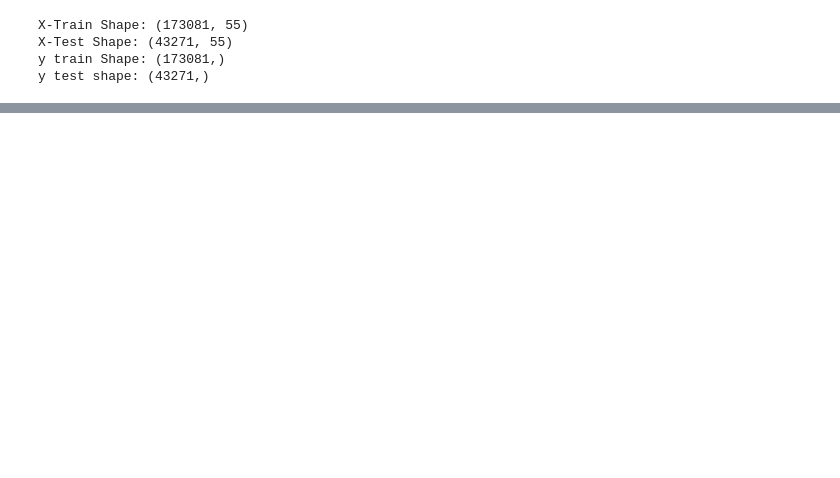
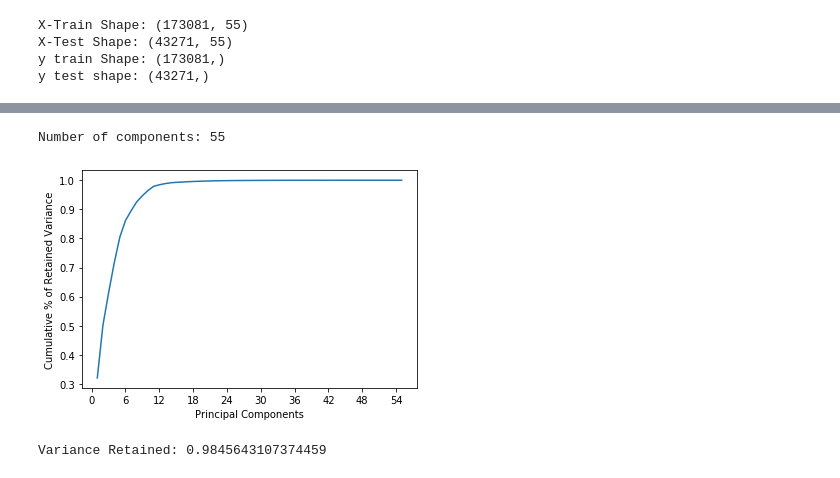
Before and after one commit to bethanie13/CSC-5220-Final-Project, a Jupyter notebook: Boy.ipynb, the cells around one changed output, grey strips where cells are left out. Cells and saved outputs as stored; diff of their text form; code cells hidden in the pictures; blank space fills up the shorter version.

```diff
--- a/Boy.ipynb
+++ b/Boy.ipynb
@@ -204 +136,32 @@ print(y_train.shape)
+# %%
+pca = PCA(X_train.shape[1])
+pca.fit(X_train)
+# print(pca.components_.T)
+# print(pca.explained_variance_ratio_)
+print('Number of components:', pca.explained_variance_ratio_.shape[0] )
+# %% [output]
+Number of components: 55
+# %%
+n_comp = numpy.arange(55)
+n_comp = n_comp+1
+cumulative = numpy.cumsum(pca.explained_variance_ratio_)
+from matplotlib.pyplot import figure, show
+from matplotlib.ticker import MaxNLocator
+ax = figure().gca()
+ax.plot(n_comp,cumulative)
+ax.xaxis.set_major_locator(MaxNLocator(integer=True))
+plt.xlabel('Principal Components')
+plt.ylabel('Cumulative % of Retained Variance')
+show()
+# %% [output]
+[figure, added]
+# %%
+pca = PCA(n_components = 12)
+X_new_vals = pca.fit_transform(X_train)
+X_new_test = pca.fit_transform(X_test)
+print('Variance Retained:', sum(pca.explained_variance_ratio_))
+# print(X_new_vals)
+# print(X_new_vals.shape)
+# %% [output]
+Variance Retained: 0.9845643107374459
 # %%
```
Also changed, not shown: parts of 14 cells of this notebook.
